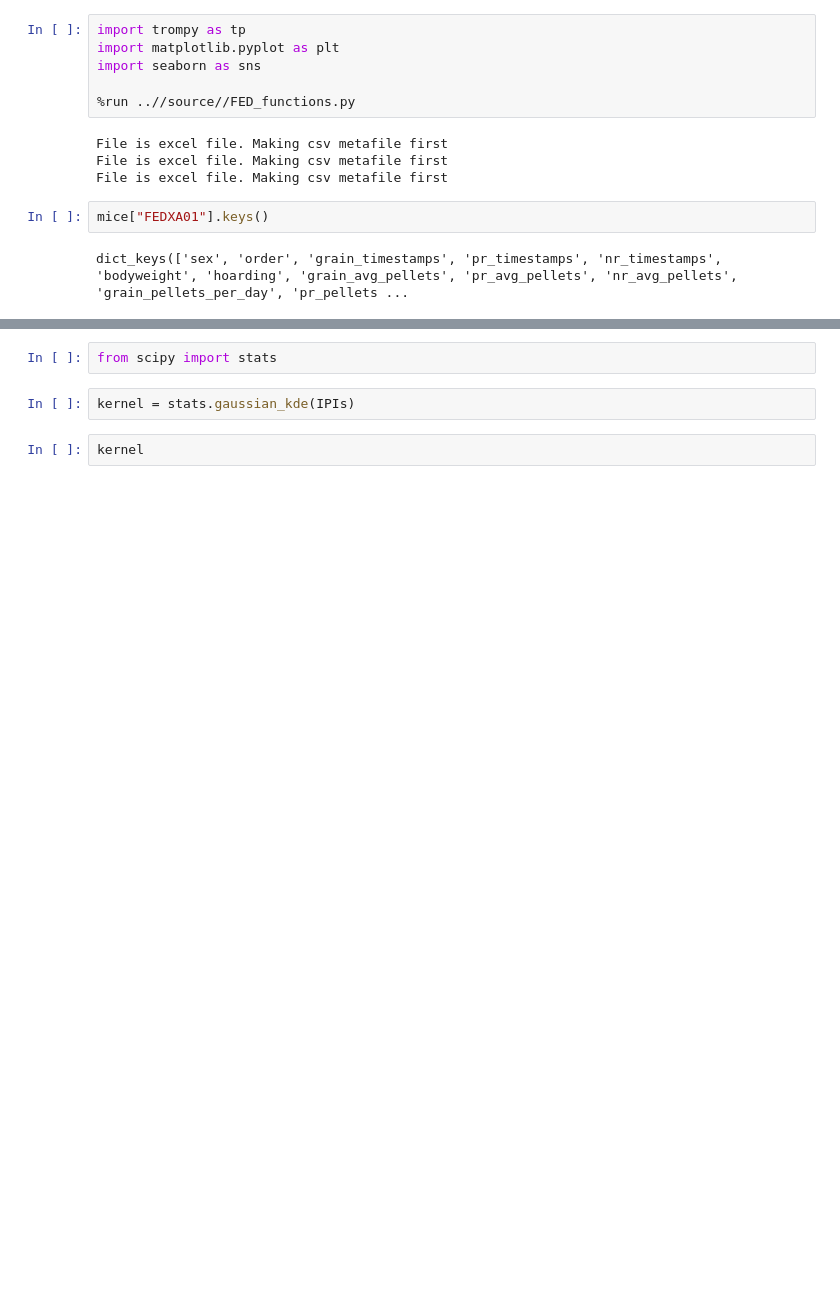
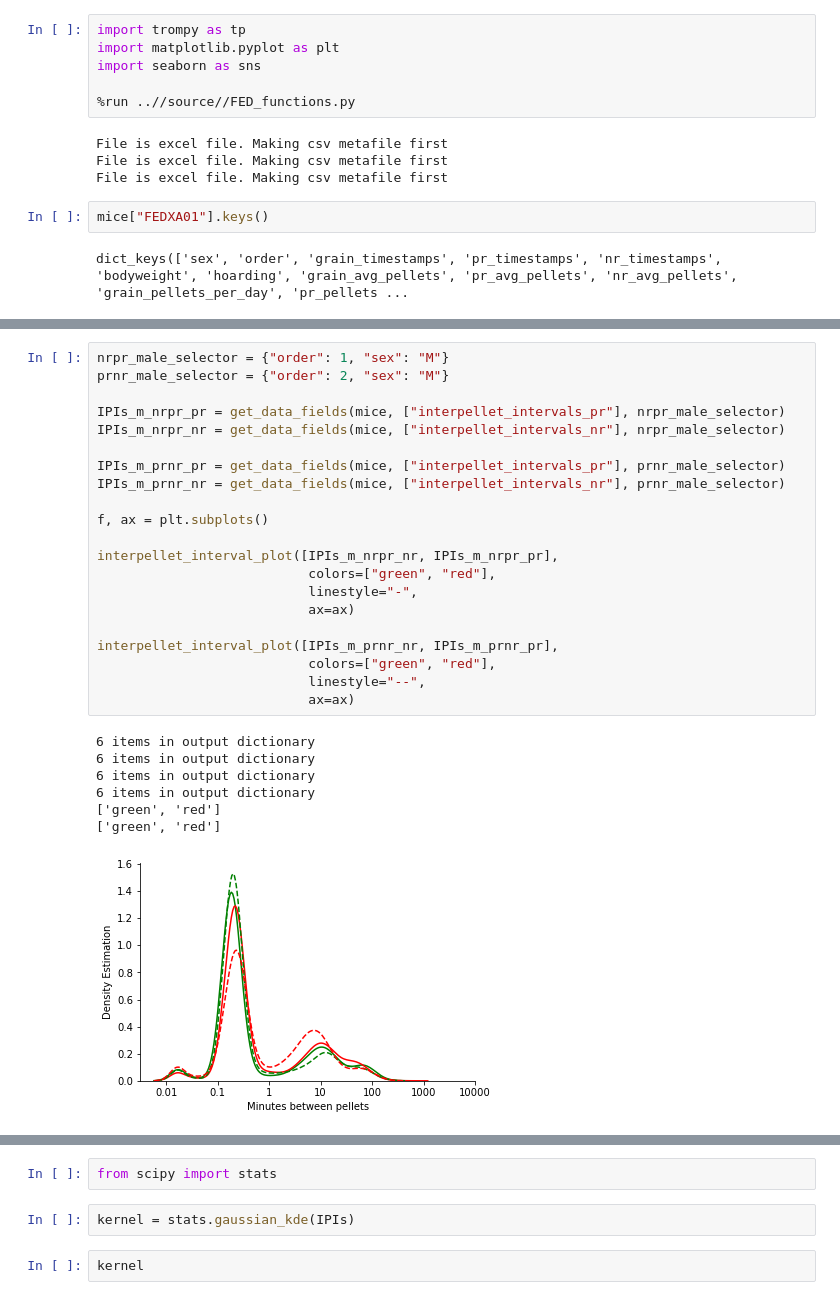
Before and after one commit to Htbibalan/FEDProtein, a Jupyter notebook: notebooks/FED_figs_IPIs.ipynb, the cells around one changed output, grey strips where cells are left out. Drawn from its saved outputs; the diff is of its cells as text; blank space fills up the shorter version.

Commit message:
Added interpellet interval plot

```diff
--- a/notebooks/FED_figs_IPIs.ipynb
+++ b/notebooks/FED_figs_IPIs.ipynb
@@ -16,0 +69,29 @@ IPIs = mice["FEDXA01"]["interpellet_intervals_pr"]
+# %%
+nrpr_male_selector = {"order": 1, "sex": "M"}
+prnr_male_selector = {"order": 2, "sex": "M"}
+
+IPIs_m_nrpr_pr = get_data_fields(mice, ["interpellet_intervals_pr"], nrpr_male_selector)
+IPIs_m_nrpr_nr = get_data_fields(mice, ["interpellet_intervals_nr"], nrpr_male_selector)
+
+IPIs_m_prnr_pr = get_data_fields(mice, ["interpellet_intervals_pr"], prnr_male_selector)
+IPIs_m_prnr_nr = get_data_fields(mice, ["interpellet_intervals_nr"], prnr_male_selector)
+
+f, ax = plt.subplots()
+
+interpellet_interval_plot([IPIs_m_nrpr_nr, IPIs_m_nrpr_pr],
+                           colors=["green", "red"],
+                           linestyle="-",
+                           ax=ax)
+
+interpellet_interval_plot([IPIs_m_prnr_nr, IPIs_m_prnr_pr],
+                           colors=["green", "red"],
+                           linestyle="--",
+                           ax=ax)
+# %% [output]
+6 items in output dictionary
+6 items in output dictionary
+6 items in output dictionary
+6 items in output dictionary
+['green', 'red']
+['green', 'red']
+[figure, added]
```
Also changed, not shown: parts of 3 cells of this notebook.
